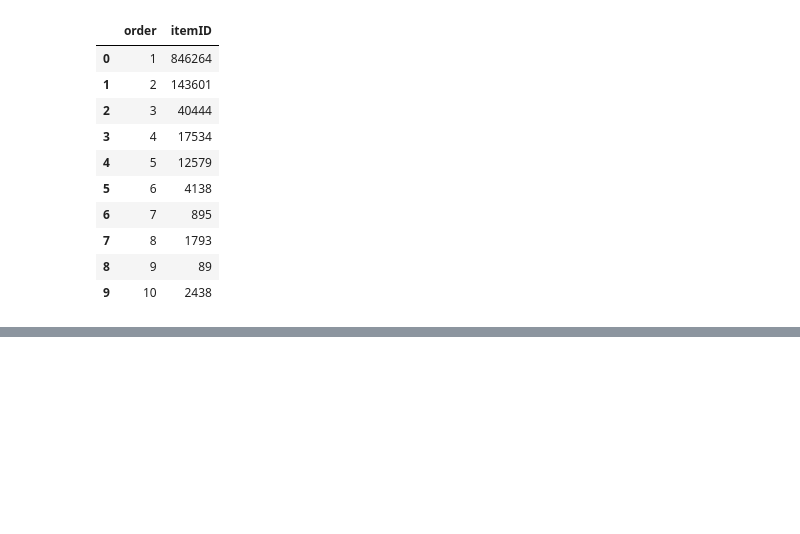
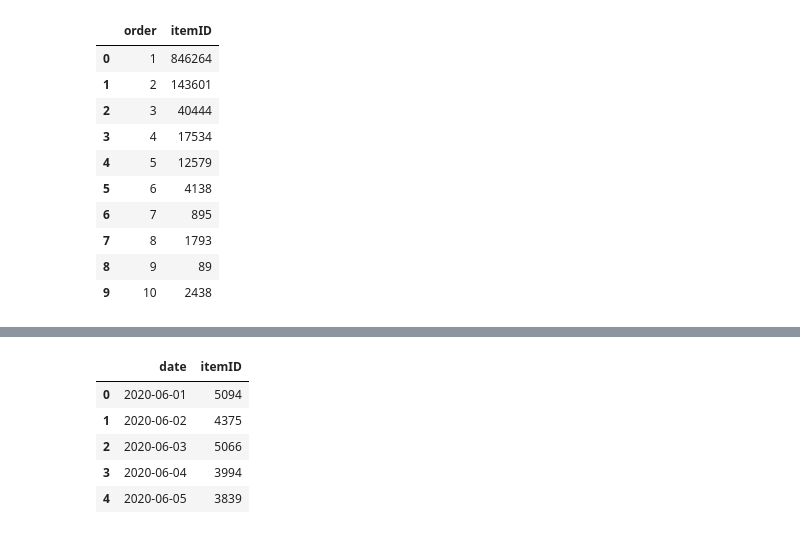
Before and after one commit to aldietri/Data-Mining-Cup-2022, a Jupyter notebook: EDA/Abda/ApproachByAbda.ipynb, the cells around one changed output, grey strips where cells are left out. Saved outputs shown, nothing was run; the diff lists cells and outputs as text; code cells hidden in the pictures; blank space fills up the shorter version.

Commit message:
New Groupings

```diff
--- a/EDA/Abda/ApproachByAbda.ipynb
+++ b/EDA/Abda/ApproachByAbda.ipynb
@@ -180,6 +181,7 @@ Shape of dataset:  (4332, 2)
 Index of dataset:  RangeIndex(start=0, stop=4332, step=1)
 # %%
 df_merged = pd.merge(df_orders, df_items, on = 'itemID', how = "left")
+df_merged['date'] = pd.to_datetime(df_merged['date'], errors = 'coerce')
 display(df_merged.head())
 # %% [output]
 |  | date | userID | itemID | order | brand | feature_1 | feature_2 | feature_3 | feature_4 | feature_5 | ... |
@@ -224,3 +213,20 @@ fig_grouped.update_layout(
     xaxis_title_text = 'Orders',
     yaxis_title_text = 'Sum of items')
 fig_grouped.show()
+# %%
+# Splitting dataset by year
+df_merged_2020 = df_merged[df_merged['date'].dt.year == 2020]
+df_merged_2021 = df_merged[df_merged['date'].dt.year == 2021]
+
+# Group by date
+df_merged_2020_grouped_by_date = df_merged_2020.groupby(['date'], as_index = False)['itemID'].count()
+df_merged_2021_grouped_by_date = df_merged_2020.groupby(['date'], as_index = False)['itemID'].count()
+# %%
+df_merged_2020_grouped_by_date.head()
+# %% [output]
+|  | date | itemID |
+| 0 | 2020-06-01 | 5094 |
+| 1 | 2020-06-02 | 4375 |
+| 2 | 2020-06-03 | 5066 |
+| 3 | 2020-06-04 | 3994 |
+| 4 | 2020-06-05 | 3839 |
```
Also changed, not shown: parts of 3 cells of this notebook.
